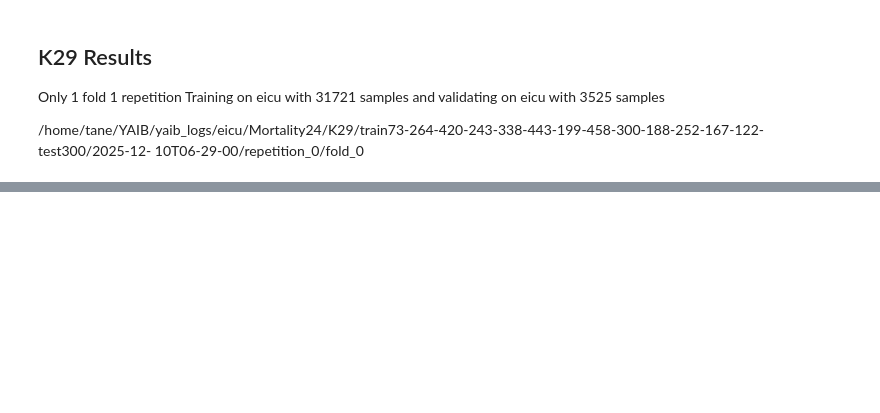
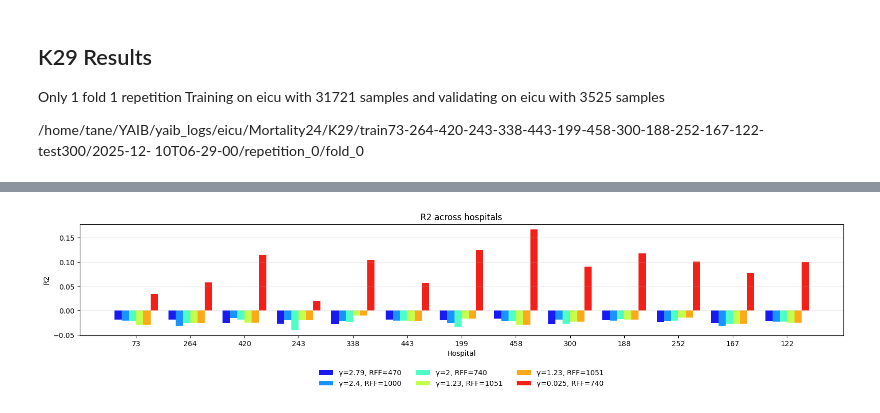
Before and after one commit to etan18/data-addition-dilemma, a Jupyter notebook: defensive_forecasting/k29.ipynb, the cells around one changed output, grey strips where cells are left out. Cells and saved outputs as stored; diff of their text form; code cells hidden in the pictures; blank space fills up the shorter version.

```diff
--- a/defensive_forecasting/k29.ipynb
+++ b/defensive_forecasting/k29.ipynb
@@ -146,0 +188,90 @@ pd.DataFrame({'K29 base': base_df[col], 'K29 all': all_df[col], 'catboost': catb
+# %%
+def collect_experiments(log_dir, hosp_ids, metric_key, k=6):
+    """
+    Returns:
+        values: (k, n_hospitals)
+        labels: list of hparam strings
+    """
+    values = []
+    labels = []
+
+    for hos in hosp_ids:
+        dir_str = f"train{all_hosps}-test{hos}"
+        exp_dir = os.path.join(log_dir, dir_str)
+
+        files = sorted(os.listdir(exp_dir))
+        selected = files[-k:]   # last k experiments
+
+        for i, dt in enumerate(selected):
+            # metrics
+            with open(os.path.join(exp_dir, dt, "accumulated_test_metrics.json")) as f:
+                result = json.load(f)
+
+            if len(values) <= i:
+                values.append([])
+                # read hparams once per experiment
+                gin_path = os.path.join(
+                    exp_dir, dt, "repetition_0", "fold_0", "train_config.gin"
+                )
+                h = read_k29_params(gin_path)
+                labels.append(f"γ={h['gamma']:.3g}, RFF={h['n_rff_features']}")
+
+            values[i].append(result["avg"][metric_key])
+
+    return np.array(values), labels
+
+def plot_grouped_bars(values, hosp_ids, labels, metric_key):
+    import numpy as np
+    import matplotlib.pyplot as plt
+
+    n_exp, n_hosp = values.shape
+    x = np.arange(n_hosp)
+    width = 0.8 / n_exp
+
+    plt.figure(figsize=(16, 4))
+
+    cmap = plt.get_cmap("jet")
+    # colors = [cmap(i % cmap.N) for i in range(n_exp)]
+    colors = cmap(np.linspace(0.1, 0.9, n_exp))
+    # colors = ['mediumseagreen', 'magenta', 'blue', 'tab:purple', 'tab:red', 'gold']
+
+    for i in range(n_exp):
+        plt.bar(
+            x + (i - (n_exp - 1) / 2) * width,
+            values[i],
+            width,
+            label=labels[i],
+            color=colors[i],              # <- single color per experiment
+            linewidth=0.3,
+            alpha=0.9
+        )
+
+    plt.xticks(x, hosp_ids)
+    plt.xlabel("Hospital")
+    plt.ylabel(metric_key)
+    plt.title(f"{metric_key} across hospitals")
+    plt.grid(axis="y", alpha=0.3)
+
+    plt.legend(
+        loc="upper center",
+        bbox_to_anchor=(0.5, -0.25),
+        ncol=min(3, n_exp),
+        frameon=False
+    )
+
+    plt.tight_layout()
+    plt.show()
+
+
+metric_key = "R2"   # or any other key
+
+values, labels = collect_experiments(
+    log_dir=log_dir,
+    hosp_ids=hosp_ids,
+    metric_key=metric_key,
+    k=6
+)
+
+plot_grouped_bars(values, hosp_ids, labels, metric_key)
+# %% [output]
+[figure, added]
```
Also changed, not shown: parts of 7 cells of this notebook, 1 other file.
